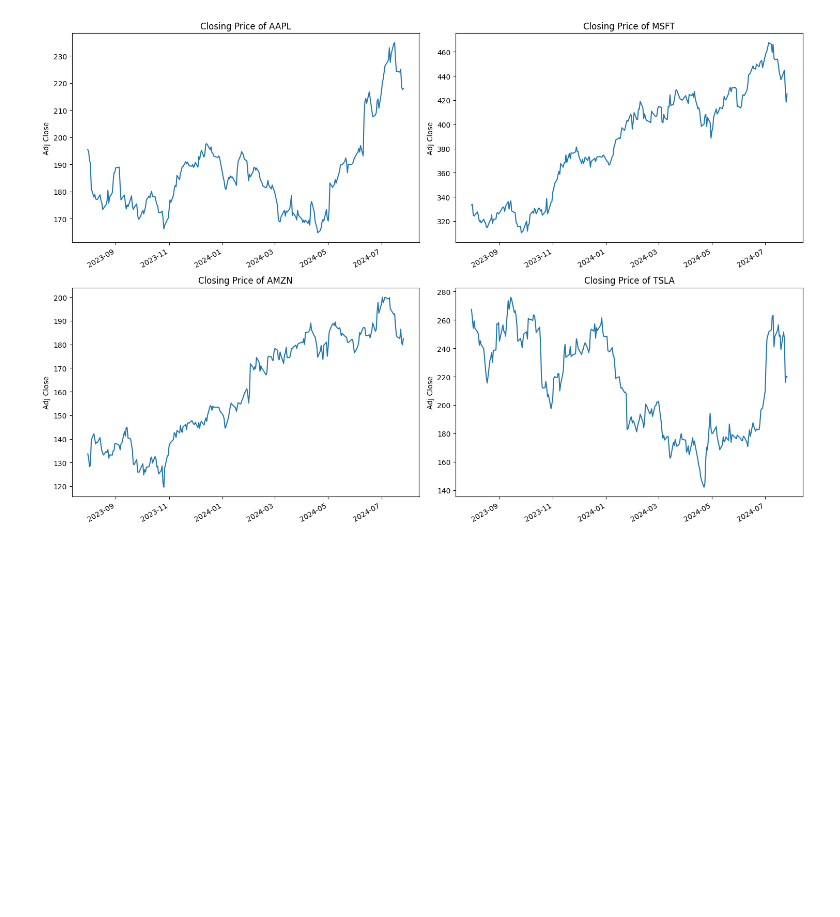
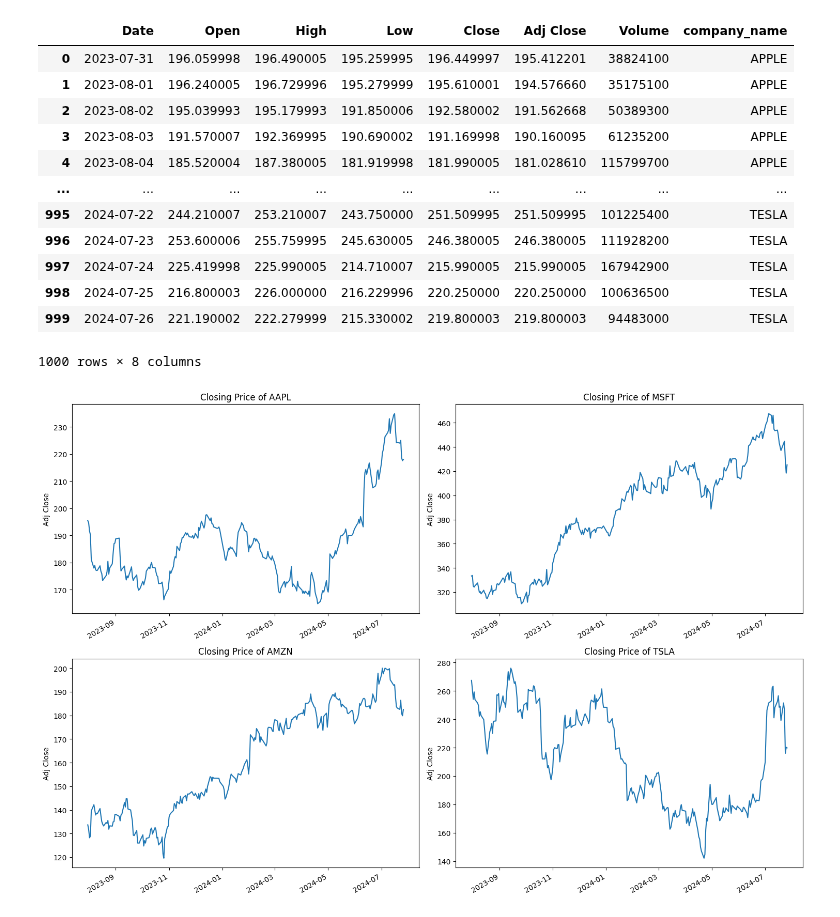
Before and after one commit to davex9000/Stock-market-prediction, a Jupyter notebook: stock_market_baseline.ipynb, the cells around one changed output. Cells and saved outputs as stored; diff of their text form; code cells hidden in the pictures; blank space fills up the shorter version.

```diff
--- a/stock_market_baseline.ipynb
+++ b/stock_market_baseline.ipynb
@@ -78,3 +78,19 @@ df.tail(10)
+# %%
+df
+# %% [output]
+|  | Date | Open | High | Low | Close | Adj Close | Volume | company_name |
+| 0 | 2023-07-31 | 196.059998 | 196.490005 | 195.259995 | 196.449997 | 195.412201 | 38824100 | APPLE |
+| 1 | 2023-08-01 | 196.240005 | 196.729996 | 195.279999 | 195.610001 | 194.576660 | 35175100 | APPLE |
+| 2 | 2023-08-02 | 195.039993 | 195.179993 | 191.850006 | 192.580002 | 191.562668 | 50389300 | APPLE |
+| 3 | 2023-08-03 | 191.570007 | 192.369995 | 190.690002 | 191.169998 | 190.160095 | 61235200 | APPLE |
+| 4 | 2023-08-04 | 185.520004 | 187.380005 | 181.919998 | 181.990005 | 181.028610 | 115799700 | APPLE |
+| ... | ... | ... | ... | ... | ... | ... | ... | ... |
+| 995 | 2024-07-22 | 244.210007 | 253.210007 | 243.750000 | 251.509995 | 251.509995 | 101225400 | TESLA |
+| 996 | 2024-07-23 | 253.600006 | 255.759995 | 245.630005 | 246.380005 | 246.380005 | 111928200 | TESLA |
+| 997 | 2024-07-24 | 225.419998 | 225.990005 | 214.710007 | 215.990005 | 215.990005 | 167942900 | TESLA |
+| 998 | 2024-07-25 | 216.800003 | 226.000000 | 216.229996 | 220.250000 | 220.250000 | 100636500 | TESLA |
+| 999 | 2024-07-26 | 221.190002 | 222.279999 | 215.330002 | 219.800003 | 219.800003 | 94483000 | TESLA |
+1000 rows × 8 columns
 # %%
 plt.figure(figsize=(15, 10))
 plt.subplots_adjust(top=1.25, bottom=1.2)
```
Also changed, not shown: parts of 3 cells of this notebook.
